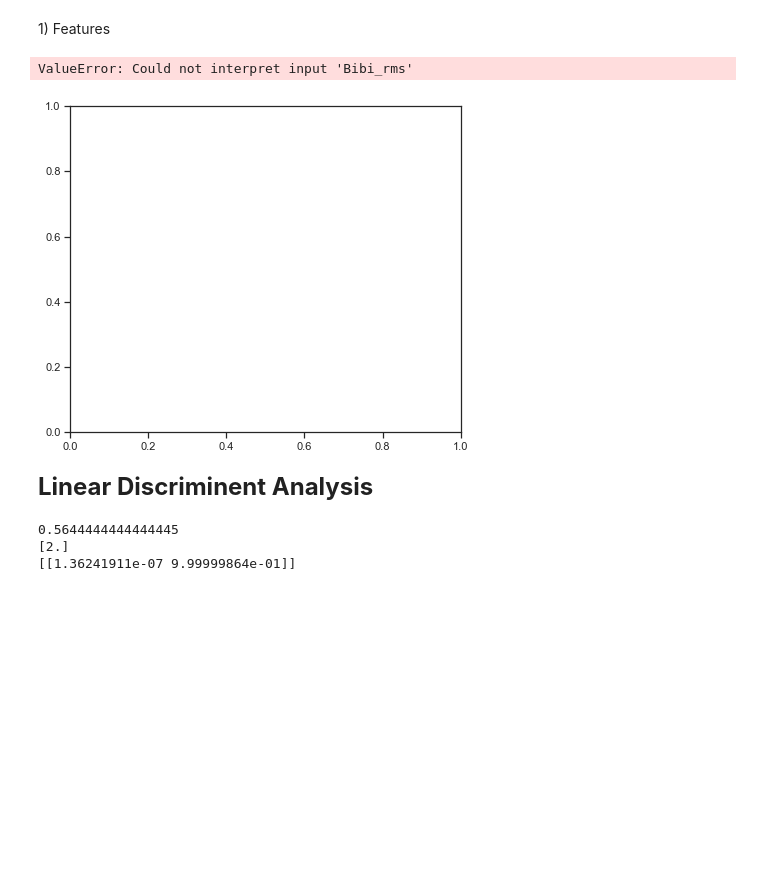
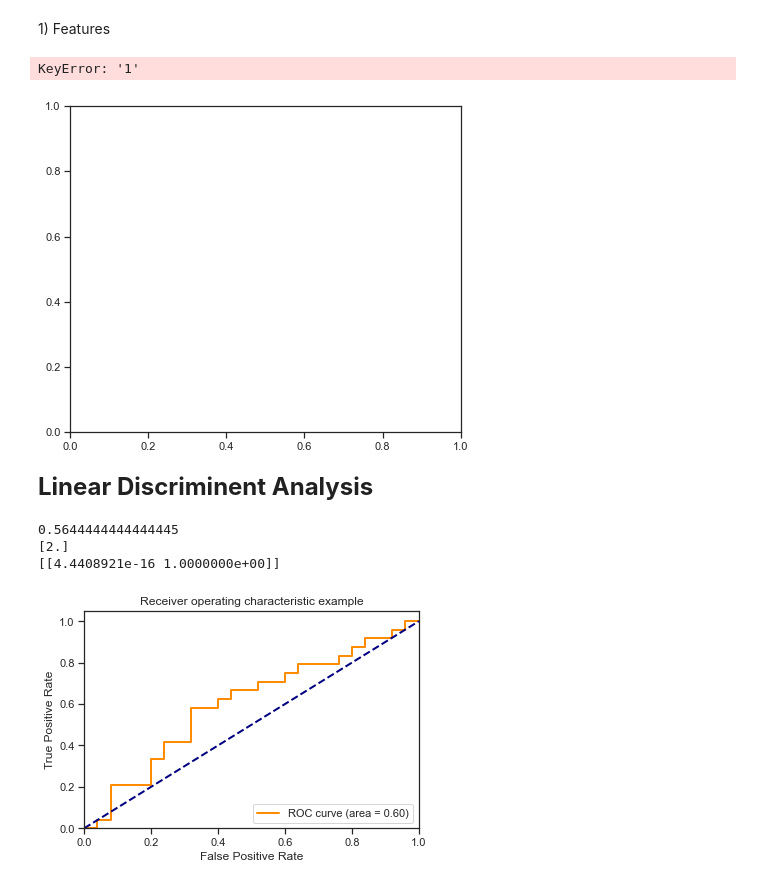
Before and after one commit to lukasgehrke/2021-fastReach, a Jupyter notebook: analyses/Willy_tests/Willy_tests.ipynb, the cells around one changed output. Saved outputs shown, nothing was run; the diff lists cells and outputs as text; code cells hidden in the pictures; blank space fills up the shorter version.

```diff
--- a/analyses/Willy_tests/Willy_tests.ipynb
+++ b/analyses/Willy_tests/Willy_tests.ipynb
@@ -217,15 +208,12 @@ EEG_EMG_2
 # %% [markdown]
 <u/>1) Features<u/>
 # %%
-#g = sns.lmplot(x='Motion',y='Motion', data=data, hue='rp_class', fit_reg=False)
-#g.set_axis_labels('{} muscle1'.format(feature), '{} muscle2'.format(feature))
-
 sns.set_theme(style="ticks")
 f, ax = plt.subplots(figsize=(7, 6))
 
 # Plot the orbital period with horizontal boxes
 group_var = "rp_class"
-val_var = ["Bibi_rms"][]
+val_var = ["1"]
 F1 = sns.boxplot(x=group_var, y=val_var, data=EEG_EMG,
             whis=[0, 100], width=.6, palette="vlag")
 F1.set(title='Biceps - Root Mean Square')
@@ -239,7 +227,7 @@ ax.xaxis.grid(True)
 ax.set(ylabel="")
 sns.despine(trim=True, left=True)
 # %% [output]
-ValueError: Could not interpret input 'Bibi_rms'
+KeyError: '1'
 [figure]
 # %% [markdown]
 <font size="5">     <b>Linear Discriminent Analysis</b>
@@ -249,7 +237,7 @@ Y_train = np.asarray(EEG_EMG['rp_class'])
 
 clf = LDA()
 
-clf.fit_transform(X_train, Y_train)
+clf.fit(X_train, Y_train)
 
 kfolds = KFold(n_splits=10, random_state=1, shuffle=True)
 
@@ -265,4 +253,36 @@ print(clf.predict_proba(test))
 # %% [output]
 0.5644444444444445
 [2.]
-[[1.36241911e-07 9.99999864e-01]]
+[[4.4408921e-16 1.0000000e+00]]
+# %%
+X_train, X_test, y_train, y_test = train_test_split(EEG_EMG.iloc[:,3:], np.asarray(EEG_EMG['rp_class']), test_size=0.5, random_state=0)
+
+clf = LDA()
+
+y_score = clf.fit(X_train, y_train).decision_function(X_test)
+
+fpr = dict()
+tpr = dict()
+roc_auc = dict()
+
+fpr, tpr, _ = roc_curve(y_test, y_score, pos_label=2)
+roc_auc = auc(fpr, tpr)
+# %%
+lw = 2
+plt.plot(
+    fpr,
+    tpr,
+    color="darkorange",
+    lw=lw,
+    label="ROC curve (area = %0.2f)" % roc_auc,
+)
+plt.plot([0, 1], [0, 1], color="navy", lw=lw, linestyle="--")
+plt.xlim([0.0, 1.0])
+plt.ylim([0.0, 1.05])
+plt.xlabel("False Positive Rate")
+plt.ylabel("True Positive Rate")
+plt.title("Receiver operating characteristic example")
+plt.legend(loc="lower right")
+plt.show()
+# %% [output]
+[figure, added]
```
Also changed, not shown: parts of 2 cells of this notebook.
